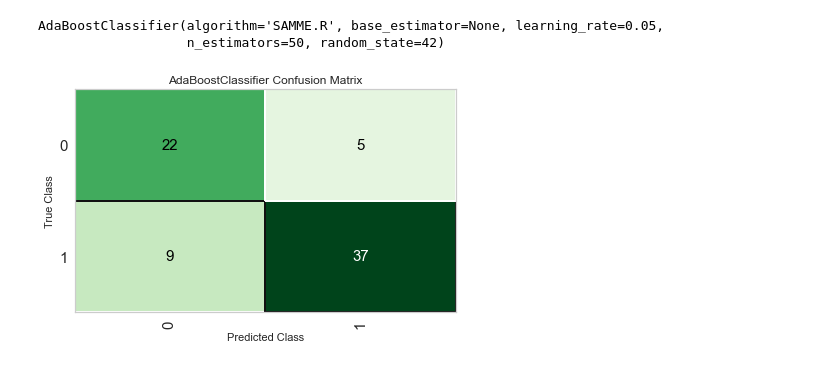
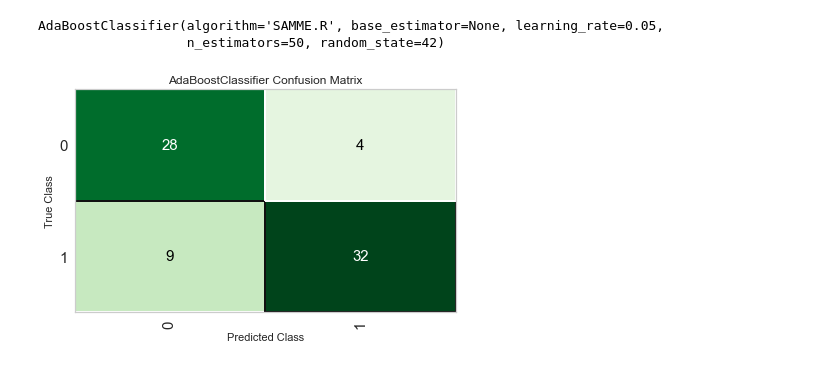
Before and after one commit to RaquelCastellani/Doenca_cardiaca, a Jupyter notebook: projeto final.ipynb, the cells around one changed output. Drawn from its saved outputs; the diff is of its cells as text; code cells hidden in the pictures.

```diff
--- a/projeto final.ipynb
+++ b/projeto final.ipynb
@@ -283,9 +289,9 @@ print(model) #verificando os parametros utilizados
 AdaBoostClassifier(algorithm='SAMME.R', base_estimator=None, learning_rate=0.05,
                    n_estimators=50, random_state=42)
 # %%
-plot_model(model, plot = 'confusion_matrix') #vizualizando a matriz de confusâo
+plot_model(ada, plot = 'confusion_matrix') #vizualizando a matriz de confusâo
 # %% [output]
-[figure, old version]
+[figure, new version]
 # %%
 plot_model(model, plot = 'auc') #verificando a acuracia do modelo
 # %% [output]
```
Also changed, not shown: parts of 17 cells of this notebook, 2 other files.
